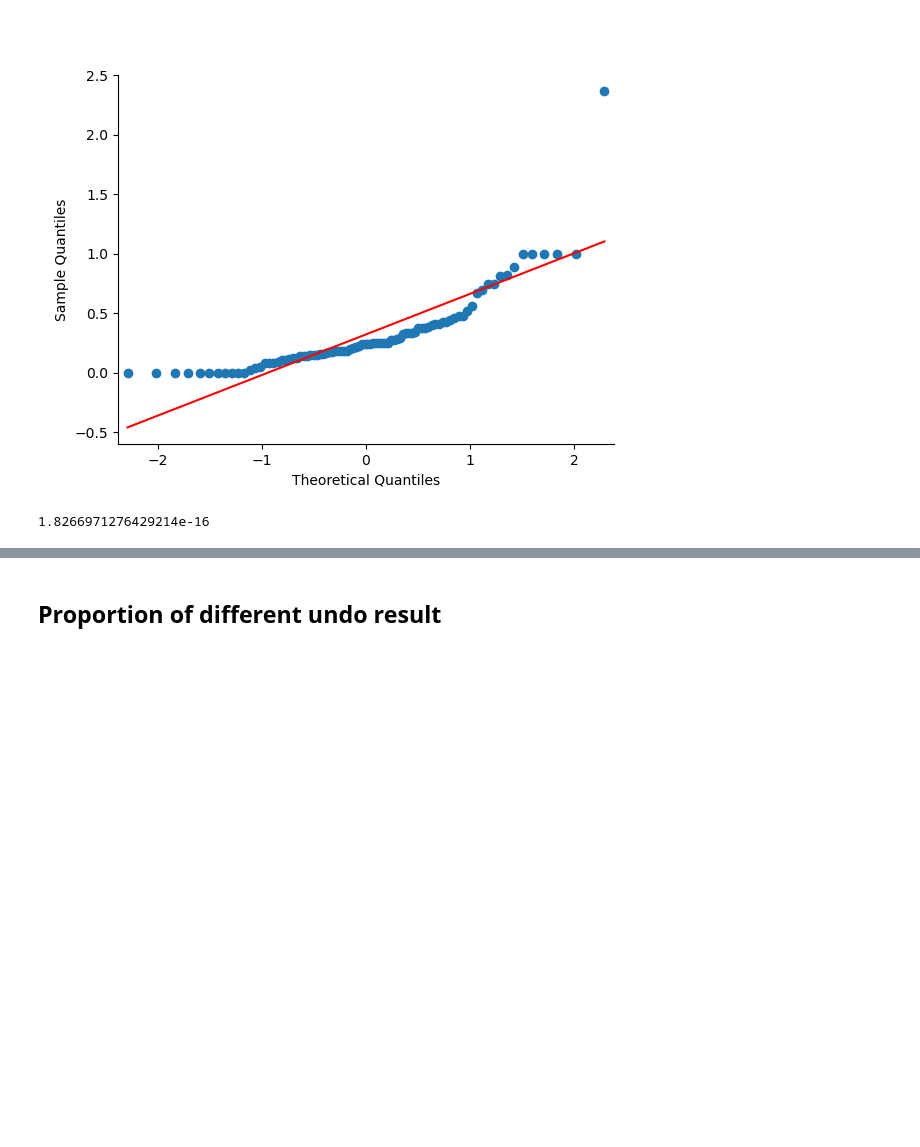
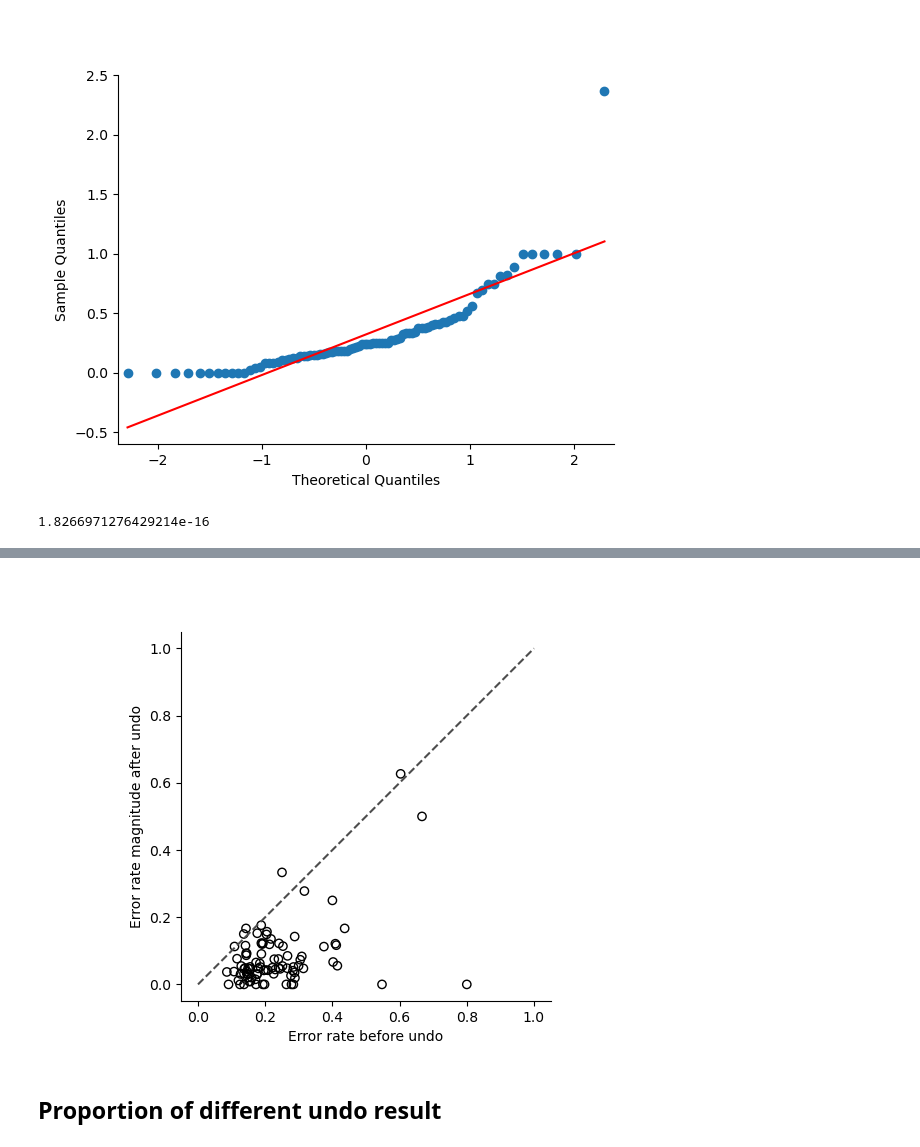
Before and after one commit to sherrybao222/Road_Construction, a Jupyter notebook: analysis/online_2022/final_figures.ipynb, the cells around one changed output, grey strips where cells are left out. Drawn from its saved outputs; the diff is of its cells as text; code cells hidden in the pictures; blank space fills up the shorter version.

```diff
--- a/analysis/online_2022/final_figures.ipynb
+++ b/analysis/online_2022/final_figures.ipynb
@@ -2081,7 +2081,7 @@ SpearmanrResult(correlation=0.5315247624896146, pvalue=3.5447747051316746e-08)
 # %% [markdown]
 ## Error before and after undo
 # %%
-mas_gain_df = pd.DataFrame(columns = ['subjects','puzzleID','cum_error_beginning','cum_error_end','error_beginning','mas_gain'])
+mas_gain_df = pd.DataFrame(columns = ['subjects','puzzleID','cum_error_beginning','cum_error_end','error_beginning','error_rate_beginning','error_rate_end','mas_gain'])
 
 for sub in range(100):
     dat_sbj  = sc_data_choice_level[sc_data_choice_level['subjects']==sub].sort_values(["puzzleID","index_copy"]) # here the index is original index in data_choice_level
@@ -2089,6 +2089,7 @@ for sub in range(100):
 
         cum_error_beginning_list = []
         error_beginning_list = []
+        error_rate_beginning_list = []
 
         dat_sbj_pzi = dat_sbj[dat_sbj['puzzleID'] == pzi].reset_index()
         # all last undo
@@ -2103,23 +2104,30 @@ for sub in range(100):
             cum_error_beginning_list.append(cum_error_beginning)
             error_beginning = dat_sbj_pzi.loc[x-j-1,"severityOfErrors"]
             error_beginning_list.append(error_beginning)
+            error_rate_beginning = dat_sbj_pzi.loc[x-j-1,"error_rate"]
+            error_rate_beginning_list.append(error_rate_beginning)
 
         # cumulative error at undo terminal
         df_undoTarget = dat_sbj_pzi.loc[lastUndo_idx,:]
         accu_severity_error = list(df_undoTarget['allMAS'] - df_undoTarget['currMas'])
+        error_rate_end = list(df_undoTarget['error_rate'])
         # use each value in cum_error_beginning_list to subtract accu_severity_error
         mas_gain = []
-        cum_error_end = []
+        cum_error_end_list = []
+        error_rate_end_list = []
         for i in range(len(cum_error_beginning_list)):
             mas_gain.append(cum_error_beginning_list[i] - accu_severity_error[i])
-            cum_error_end.append(accu_severity_error[i])
+            cum_error_end_list.append(accu_severity_error[i])
+            error_rate_end_list.append(error_rate_end[i])
 
 
         # if category is not empty, add it to an empty dataframe
         if len(mas_gain) > 0:
             mas_gain_df = pd.concat([mas_gain_df,pd.DataFrame({'subjects':sub,'puzzleID':pzi,
-                                                               'cum_error_beginning':cum_error_beginning_list, 'cum_error_end':cum_error_end,
+                                                               'cum_error_beginning':cum_error_beginning_list, 'cum_error_end':cum_error_end_list,
                                                                'error_beginning':error_beginning_list,
+                                                               'error_rate_beginning':error_rate_beginning_list,
+                                                               'error_rate_end':error_rate_end_list,
                                                                'mas_gain':mas_gain})])
 # %% [markdown]
 ### Scatter plot
@@ -2173,0 +2184,4 @@ print(p1)
+# %%
+# scatter plot of cum_error_beginning and cum_error_end in mas_gain_df
+error_df_sub = mas_gain_df.groupby(['subjects'])['error_rate_beginning','error_rate_end'].mean().reset_index()
+error_df_sub
@@ -2174,3 +2202,26 @@ print(p1)
+# %%
+%matplotlib widget
+fig1, ax1 = plt.subplots()
+
+sns.scatterplot(x='error_rate_beginning', y='error_rate_end',
+                            # use white fill
+                edgecolor="black",
+                facecolor="None",
+                linewidth=1,
+                data=error_df_sub)
+# add diagonal line
+ax1.plot([0, 1], [0, 1], ls="--", c=".3")
+ax1.set_xlim([-0.05,1.05])
+ax1.set_ylim([-0.05,1.05])
+# ax1.set_xticks(np.arange(0, 1.5, 1))
+# ax1.set_yticks(np.arange(0, 1.5, 1))
+ax1.set_xlabel("Error rate before undo")
+ax1.set_ylabel("Error rate magnitude after undo")
+ax1.set_aspect(1/ax1.get_data_ratio())
+fig1.savefig(out_dir+'errorrate_before_after_undo.png', dpi=300, bbox_inches='tight')
+plt.show()
+# %% [output]
+[figure, added]
 # %% [markdown]
 ## Proportion of different undo result
 # %%
```
Also changed, not shown: parts of 34 cells of this notebook.
